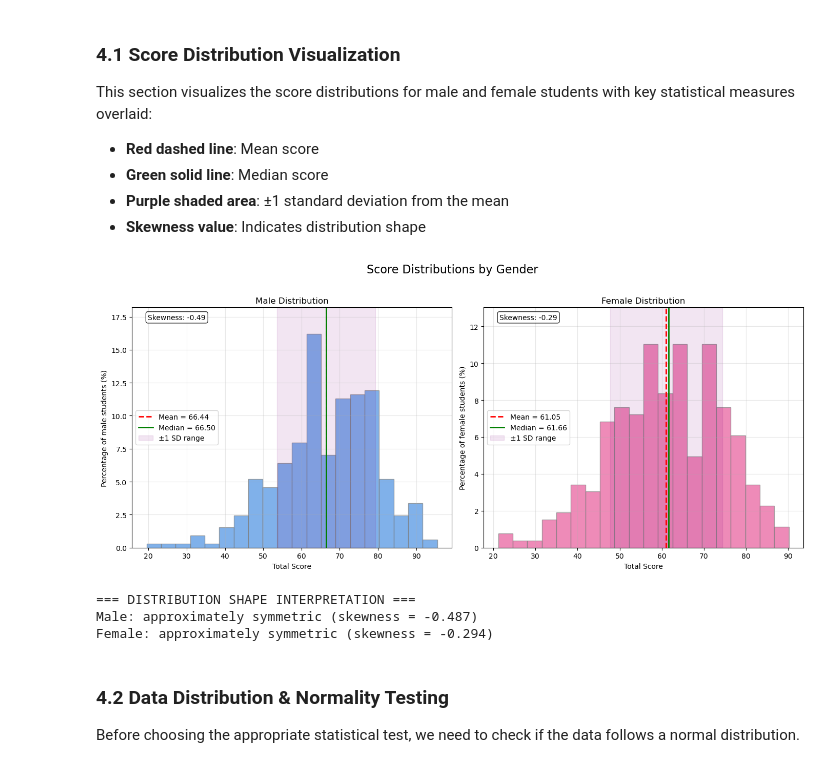
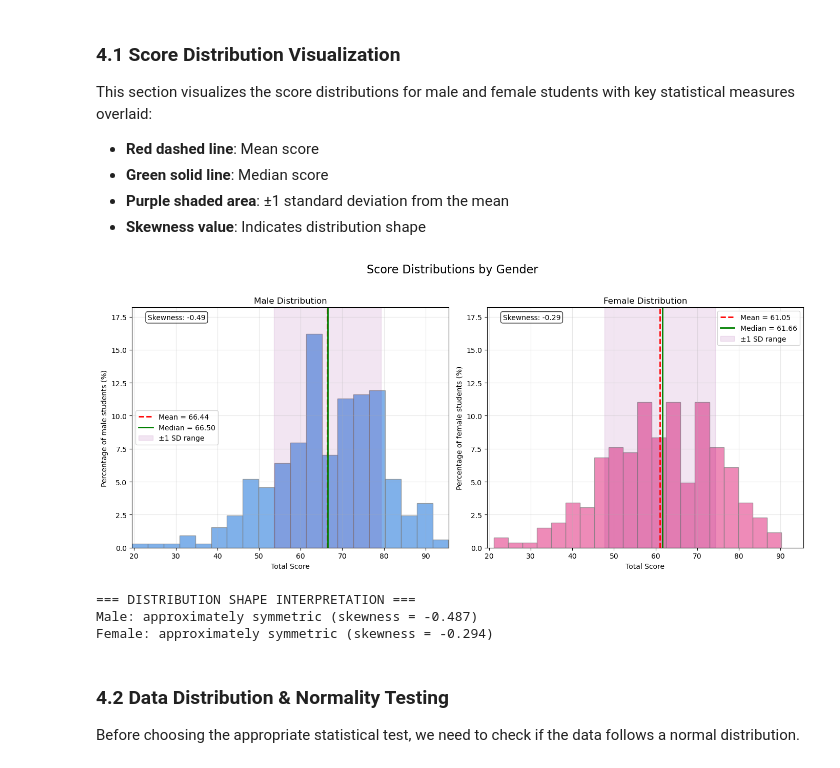
Before and after one commit to juliepe/exam_analysis_H25, a Jupyter notebook: analysis/IN1020/IN1020_2023/notebooks/3b_Overall_exam_performance_analysis_genders_time.ipynb, the cells around one changed output. Saved outputs shown, nothing was run; the diff lists cells and outputs as text; code cells hidden in the pictures.

```diff
--- a/analysis/IN1020/IN1020_2023/notebooks/3b. Overall_exam_performance_analysis_genders_time.ipynb
+++ b/analysis/IN1020/IN1020_2023/notebooks/3b_Overall_exam_performance_analysis_genders_time.ipynb
@@ -247,39 +247,52 @@ def plot_enhanced_distributions(df, axes, title, ylabel, color='lightblue'):
              bbox=dict(boxstyle="round,pad=0.3", facecolor="white", alpha=0.8))
 
     axes.set_xlabel("Total Score")
     axes.set_ylabel(ylabel)
     axes.set_title(title)
     axes.grid(True, alpha=0.3)
-    # Set y-limit to maximum y-value plus 5
-    max_y = max(n)
-    axes.set_ylim(0, max_y+2)
     axes.legend()
+
+    # Return max y value and x-range for coordinating across subplots
+    x_min = df['total_score'].min()
+    x_max = df['total_score'].max()
+    return max(n), x_min, x_max
 
 # Create enhanced distribution plots
 fig, axes = plt.subplots(1, 2, figsize=(14, 6))
 
-plot_enhanced_distributions(df_male, axes[0], "Male Distribution",
+max_y_male, x_min_male, x_max_male = plot_enhanced_distributions(df_male, axes[0], "Male Distribution",
                           "Percentage of male students (%)", COLOR_MALE)
-plot_enhanced_distributions(df_female, axes[1], "Female Distribution",
+max_y_female, x_min_female, x_max_female = plot_enhanced_distributions(df_female, axes[1], "Female Distribution",
                           "Percentage of female students (%)", COLOR_FEMALE)
+
+# Set consistent y-axis limits for both plots based on the higher maximum
+max_y_overall = max(max_y_male, max_y_female) + 2
+axes[0].set_ylim(0, max_y_overall)
+axes[1].set_ylim(0, max_y_overall)
+
+# Set consistent x-axis limits for both plots based on the overall range
+x_min_overall = min(x_min_male, x_min_female)
+x_max_overall = max(x_max_male, x_max_female)
+axes[0].set_xlim(x_min_overall, x_max_overall)
+axes[1].set_xlim(x_min_overall, x_max_overall)
 
 plt.suptitle("Score Distributions by Gender", fontsize=16, y=1.02)
 plt.tight_layout()
 plt.show()
 
 # Interpretation of skewness
 print("=== DISTRIBUTION SHAPE INTERPRETATION ===")
 for name, data in [("Male", df_male), ("Female", df_female)]:
     skew = data['total_score'].skew()
     if abs(skew) < 0.5:
         shape = "approximately symmetric"
     elif skew > 0.5:
         shape = "right-skewed (positive skew)"
     else:
         shape = "left-skewed (negative skew)"
     print(f"{name}: {shape} (skewness = {skew:.3f})")
 # %% [output]
-[figure, old version]
+[figure, new version]
 === DISTRIBUTION SHAPE INTERPRETATION ===
 Male: approximately symmetric (skewness = -0.487)
 Female: approximately symmetric (skewness = -0.294)
```
Also changed, not shown: 8 other files.
